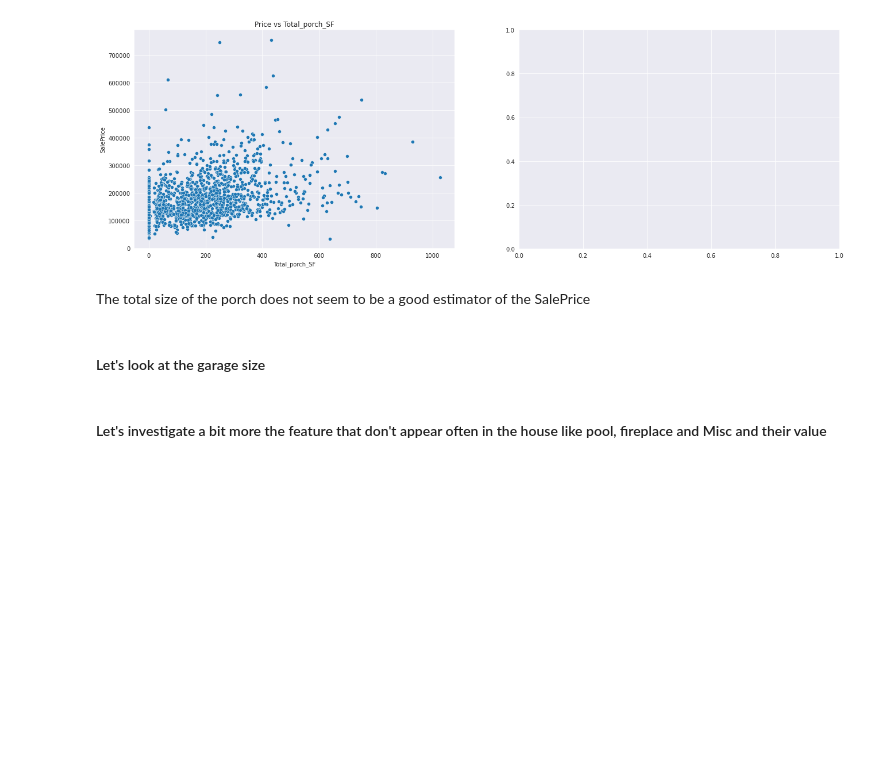
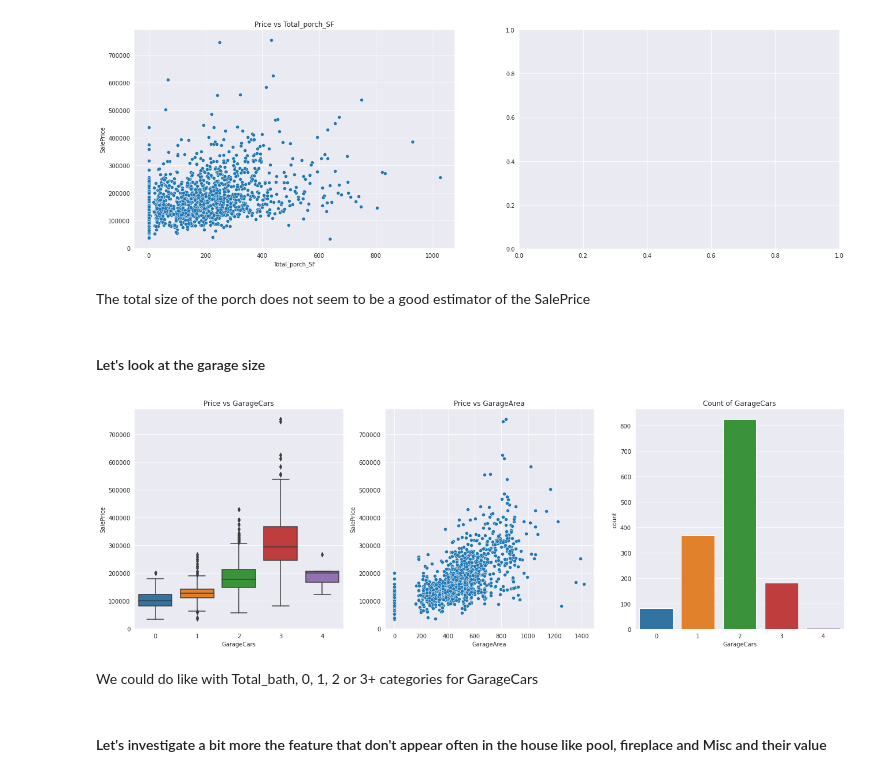
Before and after one commit to max-lutz/Kaggle_competitions, a Jupyter notebook: house-price-regression-full-eda-ml-workflow.ipynb, the cells around one changed output. Saved outputs shown, nothing was run; the diff lists cells and outputs as text; code cells hidden in the pictures; blank space fills up the shorter version.

Commit message:
Feature engineering: GarageCars, Misc, Pool, Fireplaces

```diff
--- a/house-price-regression-full-eda-ml-workflow.ipynb
+++ b/house-price-regression-full-eda-ml-workflow.ipynb
@@ -520,5 +520,17 @@ ax[0].set_title('Price vs Total_porch_SF');
 The total size of the porch does not seem to be a good estimator of the SalePrice
 # %% [markdown]
 #### Let's look at the garage size
+# %%
+fig, ax = plt.subplots(1,3, figsize=(22,7))
+sns.boxplot(x="GarageCars", y="SalePrice", data=dataset_train, ax=ax[0])
+ax[0].set_title('Price vs GarageCars');
+sns.scatterplot(x="GarageArea", y="SalePrice", data=dataset_train, ax=ax[1])
+ax[1].set_title('Price vs GarageArea');
+sns.countplot(x="GarageCars", data=dataset_train, ax=ax[2])
+ax[2].set_title('Count of GarageCars');
+# %% [output]
+[figure, added]
+# %% [markdown]
+We could do like with Total_bath, 0, 1, 2 or 3+ categories for GarageCars
 # %% [markdown]
 #### Let's investigate a bit more the feature that don't appear often in the house like pool, fireplace and Misc and their value
```
Also changed, not shown: parts of 4 cells of this notebook.
